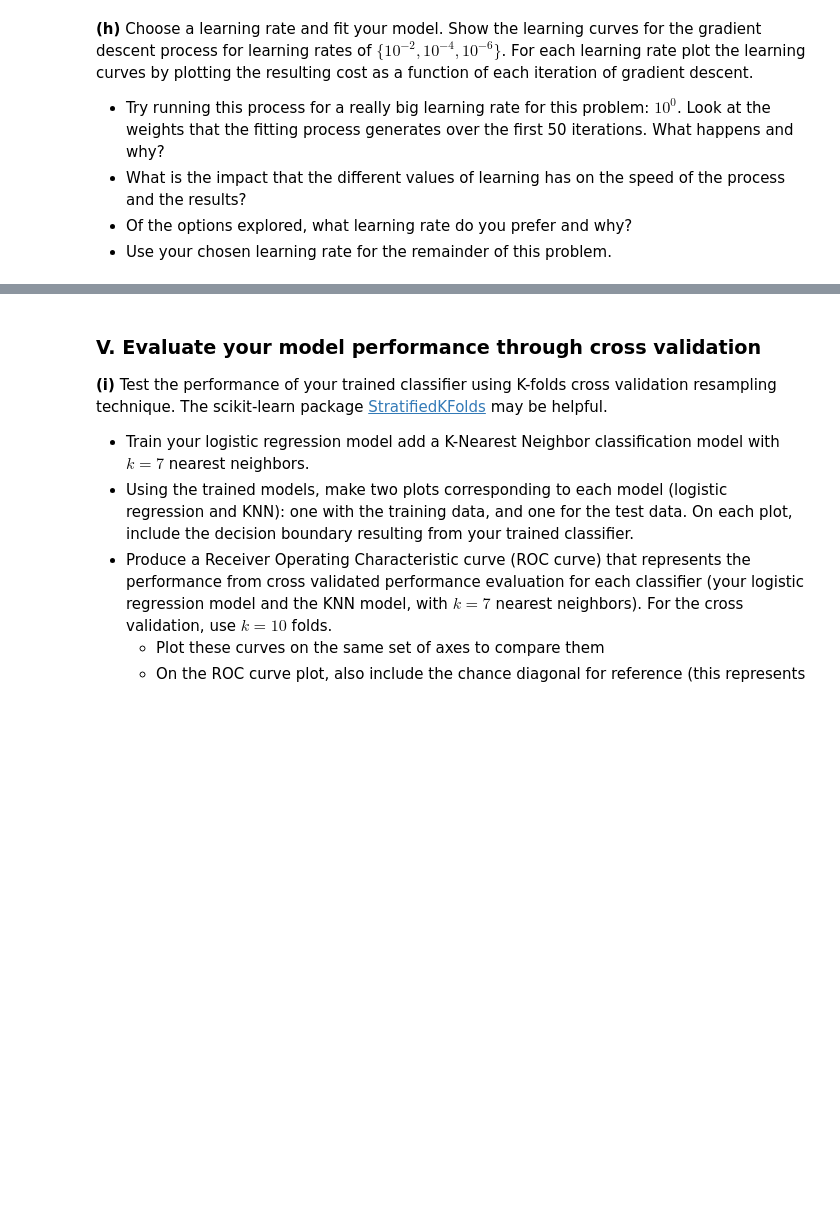
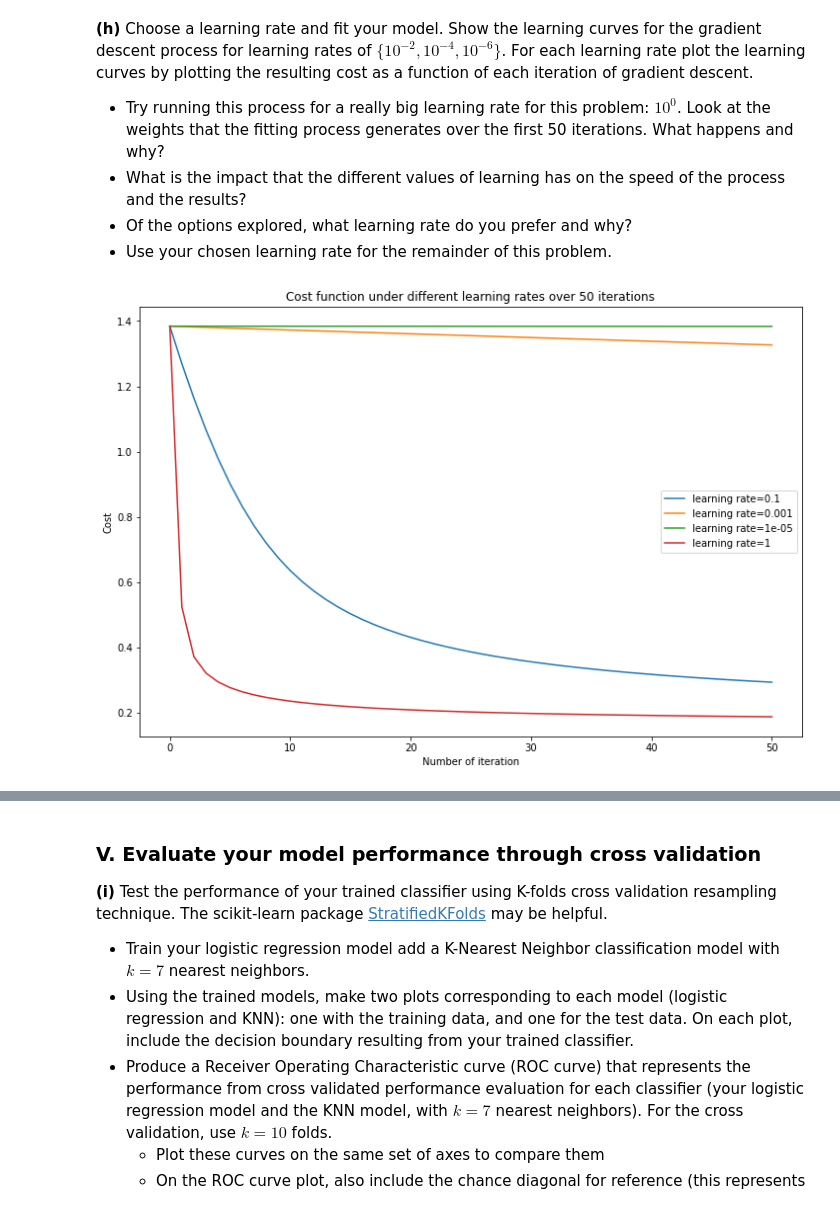
Before and after one commit to gamecicn/ids705, a Jupyter notebook: assignments/Assignment3/Assignment_3.ipynb, the cells around one changed output, grey strips where cells are left out. Saved outputs shown, nothing was run; the diff lists cells and outputs as text; code cells hidden in the pictures; blank space fills up the shorter version.

```diff
--- a/assignments/Assignment3/Assignment_3.ipynb
+++ b/assignments/Assignment3/Assignment_3.ipynb
@@ -245,3 +288,30 @@ class Logistic_regression:
 - What is the impact that the different values of learning has on the speed of the process and the results?
 - Of the options explored, what learning rate do you prefer and why?
 - Use your chosen learning rate for the remainder of this problem.
+# %%
+import numpy as np
+from numpy.random import random_sample
+
+import seaborn as sns
+import matplotlib.pyplot as plt
+
+LR = [10e-2, 10e-4, 10e-6, 1]
+np.random.seed(1234)
+
+init_w = random_sample(3)
+plt.figure(figsize = (12,8))
+
+for lr in LR:
+    reg = Logistic_regression()
+    reg.fit(X_train, Y_train, init_w, lr=lr, max_iter=50)
+    cost = reg.learning_curve(X_train, Y_train)
+    plt.plot(cost, label='learning rate={}'.format(lr))
+
+# Output picture
+plt.xlabel('Number of iteration')
+plt.ylabel('Cost')
+plt.title('Cost function under different learning rates over 50 iterations')
+plt.legend()
+plt.show()
+# %% [output]
+[figure, added]
```
Also changed, not shown: parts of 2 cells of this notebook, 1 other file.
